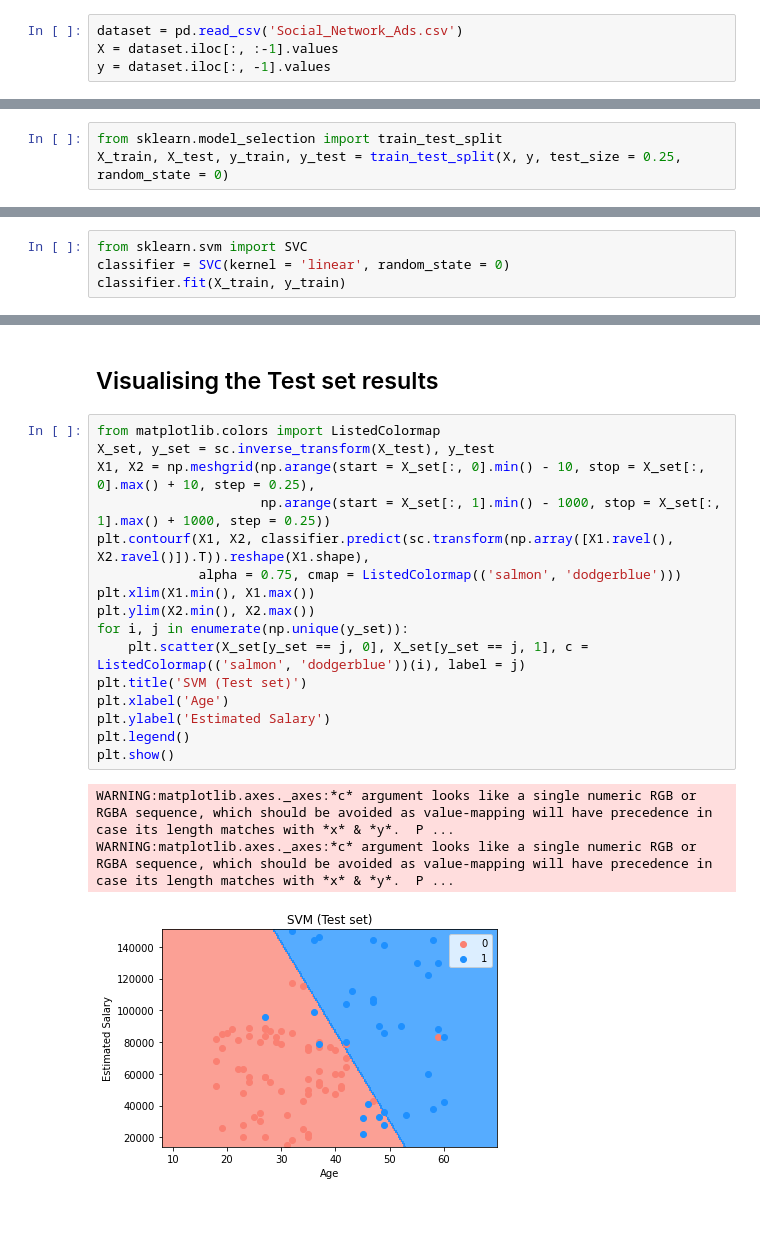
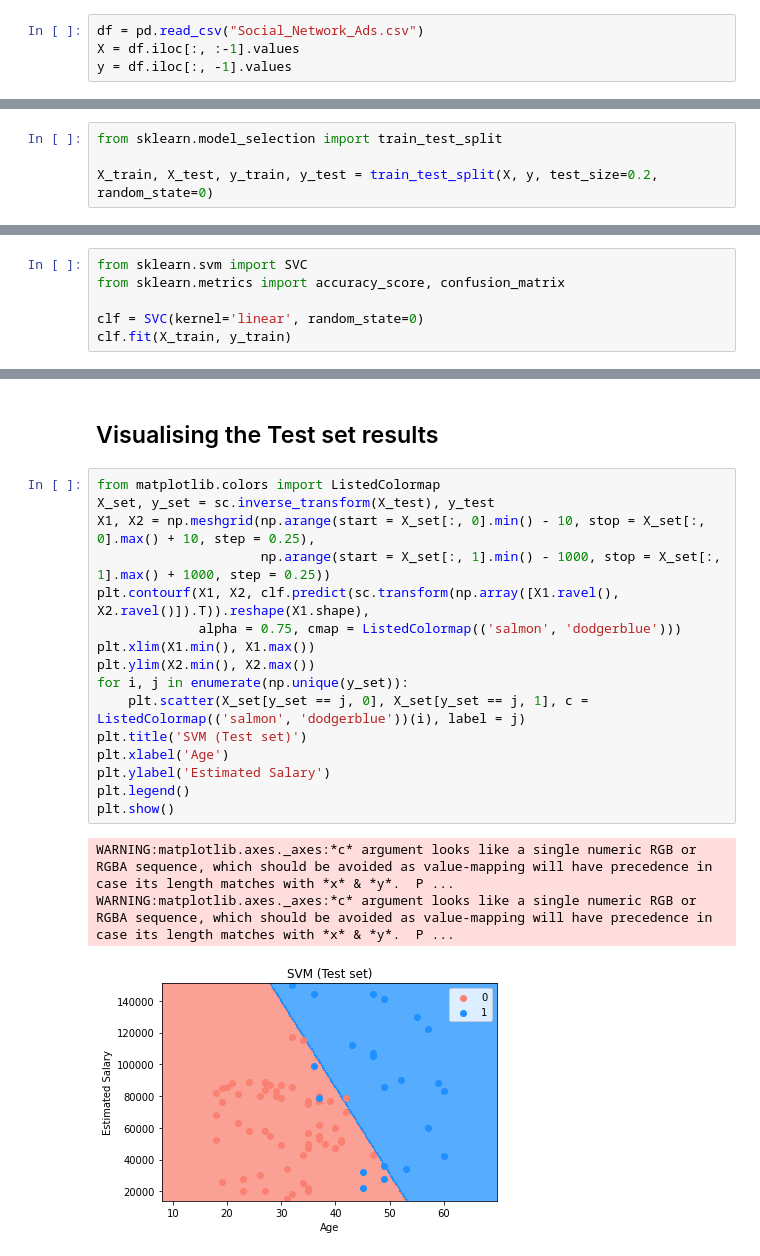
Before and after one commit to mchhour31/NN_work, a Jupyter notebook: support_vector_machine.ipynb, the cells around one changed output, grey strips where cells are left out. Cells and saved outputs as stored; diff of their text form; blank space fills up the shorter version.

```diff
--- a/support_vector_machine.ipynb
+++ b/support_vector_machine.ipynb
@@ -11,11 +11,12 @@ import pandas as pd
 # %% [markdown]
 ## Importing the dataset
 # %%
-dataset = pd.read_csv('Social_Network_Ads.csv')
-X = dataset.iloc[:, :-1].values
-y = dataset.iloc[:, -1].values
+df = pd.read_csv("Social_Network_Ads.csv")
+X = df.iloc[:, :-1].values
+y = df.iloc[:, -1].values
 # %% [markdown]
 ## Splitting the dataset into the Training set and Test set
 # %%
 from sklearn.model_selection import train_test_split
-X_train, X_test, y_train, y_test = train_test_split(X, y, test_size = 0.25, random_state = 0)
+
+X_train, X_test, y_train, y_test = train_test_split(X, y, test_size=0.2, random_state=0)
@@ -128,7 +32,9 @@ print(X_test)
 ## Training the SVM model on the Training set
 # %%
 from sklearn.svm import SVC
-classifier = SVC(kernel = 'linear', random_state = 0)
-classifier.fit(X_train, y_train)
+from sklearn.metrics import accuracy_score, confusion_matrix
+
+clf = SVC(kernel='linear', random_state=0)
+clf.fit(X_train, y_train)
 # %% [output]
 SVC(kernel='linear', random_state=0)
@@ -199,20 +78,20 @@ WARNING:matplotlib.axes._axes:*c* argument looks like a single numeric RGB or RG
 # %%
 from matplotlib.colors import ListedColormap
 X_set, y_set = sc.inverse_transform(X_test), y_test
 X1, X2 = np.meshgrid(np.arange(start = X_set[:, 0].min() - 10, stop = X_set[:, 0].max() + 10, step = 0.25),
                      np.arange(start = X_set[:, 1].min() - 1000, stop = X_set[:, 1].max() + 1000, step = 0.25))
-plt.contourf(X1, X2, classifier.predict(sc.transform(np.array([X1.ravel(), X2.ravel()]).T)).reshape(X1.shape),
+plt.contourf(X1, X2, clf.predict(sc.transform(np.array([X1.ravel(), X2.ravel()]).T)).reshape(X1.shape),
              alpha = 0.75, cmap = ListedColormap(('salmon', 'dodgerblue')))
 plt.xlim(X1.min(), X1.max())
 plt.ylim(X2.min(), X2.max())
 for i, j in enumerate(np.unique(y_set)):
     plt.scatter(X_set[y_set == j, 0], X_set[y_set == j, 1], c = ListedColormap(('salmon', 'dodgerblue'))(i), label = j)
 plt.title('SVM (Test set)')
 plt.xlabel('Age')
 plt.ylabel('Estimated Salary')
 plt.legend()
 plt.show()
 # %% [output]
 WARNING:matplotlib.axes._axes:*c* argument looks like a single numeric RGB or RGBA sequence, which should be avoided as value-mapping will have precedence in case its length matches with *x* & *y*.  P ...
 WARNING:matplotlib.axes._axes:*c* argument looks like a single numeric RGB or RGBA sequence, which should be avoided as value-mapping will have precedence in case its length matches with *x* & *y*.  P ...
-[figure, old version]
+[figure, new version]
```
Also changed, not shown: parts of 16 cells of this notebook.
